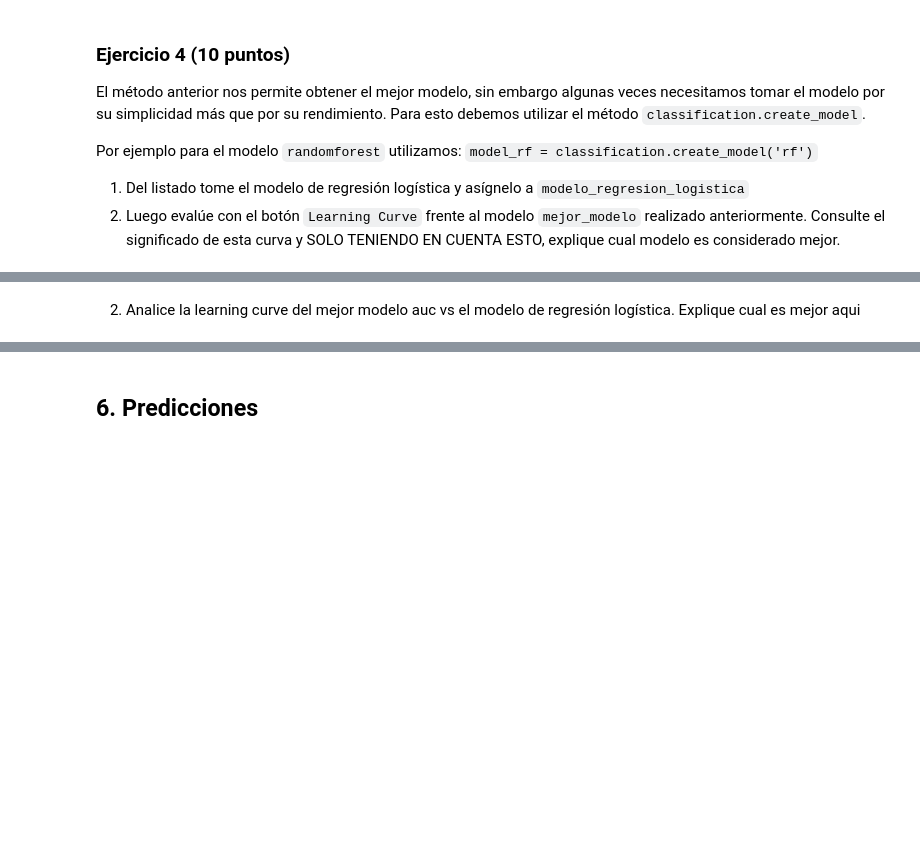
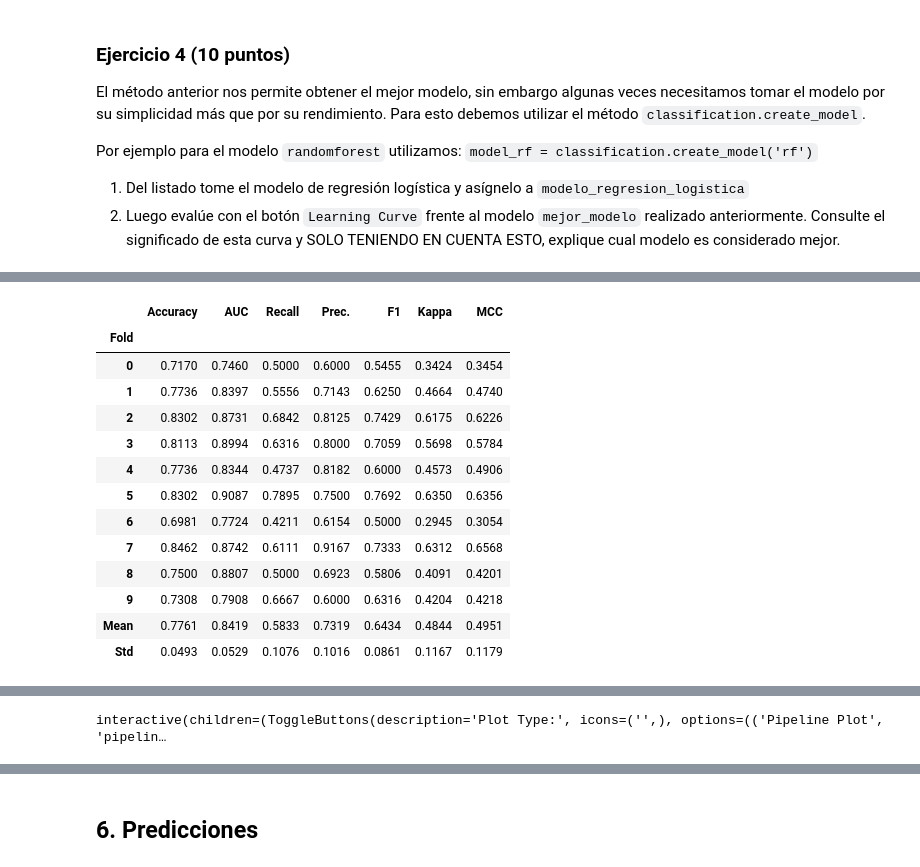
Before and after one commit to jjgonzalezv/machine-learning, a Jupyter notebook: notebooks/Semilla-01-intro-pycaret.ipynb, the cells around one changed output, grey strips where cells are left out. Drawn from its saved outputs; the diff is of its cells as text; code cells hidden in the pictures; blank space fills up the shorter version.

Commit message:
Fix notebook syntax and save logistic model

```diff
--- a/notebooks/Semilla-01-intro-pycaret.ipynb
+++ b/notebooks/Semilla-01-intro-pycaret.ipynb
@@ -241,3 +560,12 @@ Por ejemplo para el modelo `randomforest` utilizamos:
 # 1. Cree el modelo y evalúelo (2 líneas de código)
 
 # ------------------------------------------
+
+from pycaret import classification
+
+# Crear el modelo de regresión logística
+modelo_regresion_logistica = classification.create_model('lr')
+
+# Evaluar el modelo con gráficos y métricas
+classification.evaluate_model(modelo_regresion_logistica)
+# %% [output]
@@ -243,0 +573,14 @@ Por ejemplo para el modelo `randomforest` utilizamos:
+|  | Accuracy | AUC | Recall | Prec. | F1 | Kappa | MCC |
+| Fold |  |  |  |  |  |  |  |
+| 0 | 0.7170 | 0.7460 | 0.5000 | 0.6000 | 0.5455 | 0.3424 | 0.3454 |
+| 1 | 0.7736 | 0.8397 | 0.5556 | 0.7143 | 0.6250 | 0.4664 | 0.4740 |
+| 2 | 0.8302 | 0.8731 | 0.6842 | 0.8125 | 0.7429 | 0.6175 | 0.6226 |
+| 3 | 0.8113 | 0.8994 | 0.6316 | 0.8000 | 0.7059 | 0.5698 | 0.5784 |
+| 4 | 0.7736 | 0.8344 | 0.4737 | 0.8182 | 0.6000 | 0.4573 | 0.4906 |
+| 5 | 0.8302 | 0.9087 | 0.7895 | 0.7500 | 0.7692 | 0.6350 | 0.6356 |
+| 6 | 0.6981 | 0.7724 | 0.4211 | 0.6154 | 0.5000 | 0.2945 | 0.3054 |
+| 7 | 0.8462 | 0.8742 | 0.6111 | 0.9167 | 0.7333 | 0.6312 | 0.6568 |
+| 8 | 0.7500 | 0.8807 | 0.5000 | 0.6923 | 0.5806 | 0.4091 | 0.4201 |
+| 9 | 0.7308 | 0.7908 | 0.6667 | 0.6000 | 0.6316 | 0.4204 | 0.4218 |
+| Mean | 0.7761 | 0.8419 | 0.5833 | 0.7319 | 0.6434 | 0.4844 | 0.4951 |
+| Std | 0.0493 | 0.0529 | 0.1076 | 0.1016 | 0.0861 | 0.1167 | 0.1179 |
@@ -244,5 +588,4 @@ Por ejemplo para el modelo `randomforest` utilizamos:
+interactive(children=(ToggleButtons(description='Plot Type:', icons=('',), options=(('Pipeline Plot', 'pipelin…
 # %%
 mejor_modelo = mejor_modelo_auc  # Para usar el modelo con mejor AUC
 # mejor_modelo = modelo_regresion_logistica  # Descomente para usar el modelo de regresión logística
-# %% [markdown]
-2. Analice la learning curve del mejor modelo auc vs el modelo de regresión logística. Explique cual es mejor aqui
```
Also changed, not shown: parts of 42 cells of this notebook, 1 other file.
